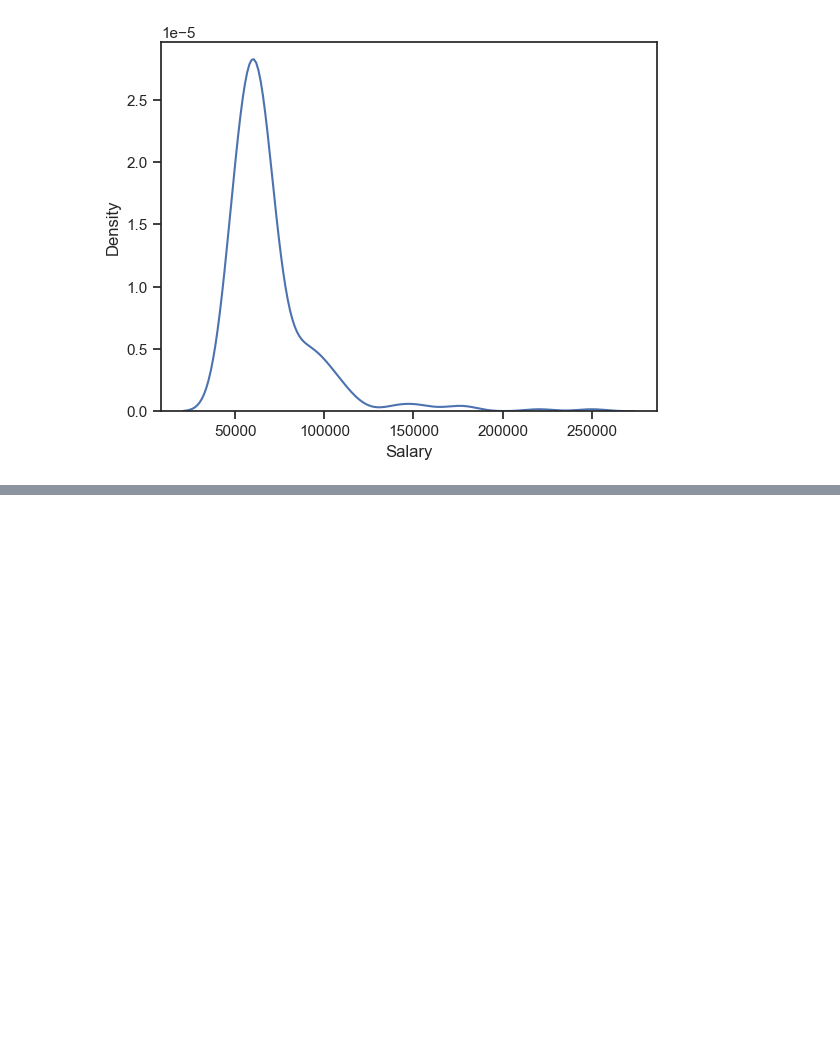
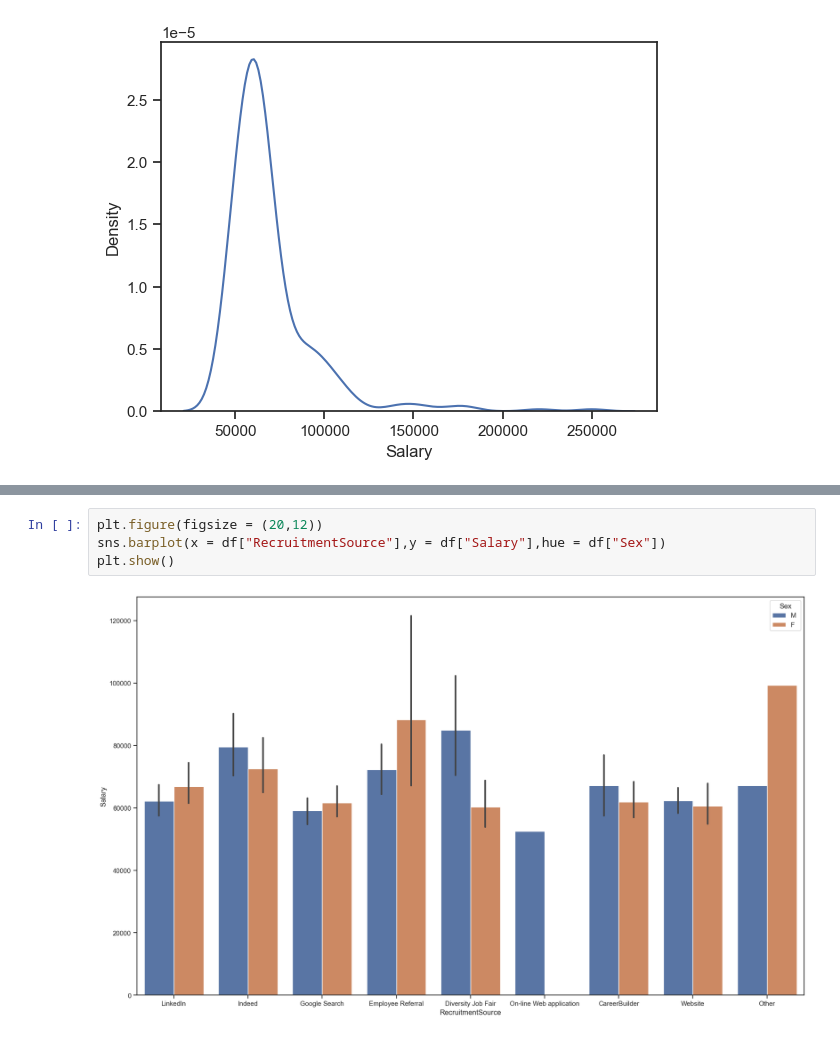
Before and after one commit to anmolk11/Data-visualization, a Jupyter notebook: Seaborn.ipynb, the cells around one changed output, grey strips where cells are left out. Drawn from its saved outputs; the diff is of its cells as text; blank space fills up the shorter version.

Commit message:
Bar plot completed

```diff
--- a/Seaborn.ipynb
+++ b/Seaborn.ipynb
@@ -70,0 +86,6 @@ sns.kdeplot(df["Salary"])
+# %%
+plt.figure(figsize = (20,12))
+sns.barplot(x = df["RecruitmentSource"],y = df["Salary"],hue = df["Sex"])
+plt.show()
+# %% [output]
+[figure, added]
```
Also changed, not shown: parts of 13 cells of this notebook.
